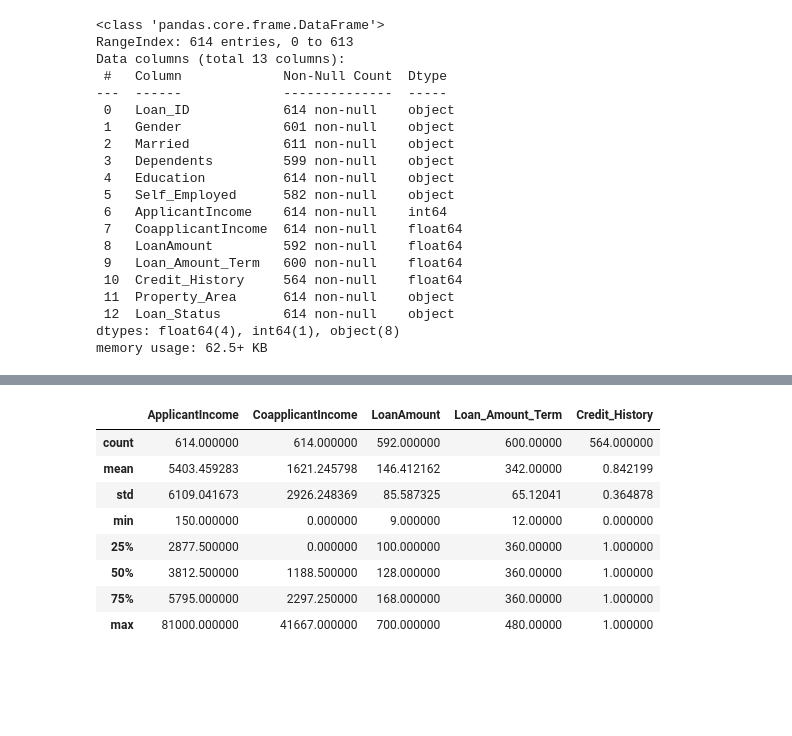
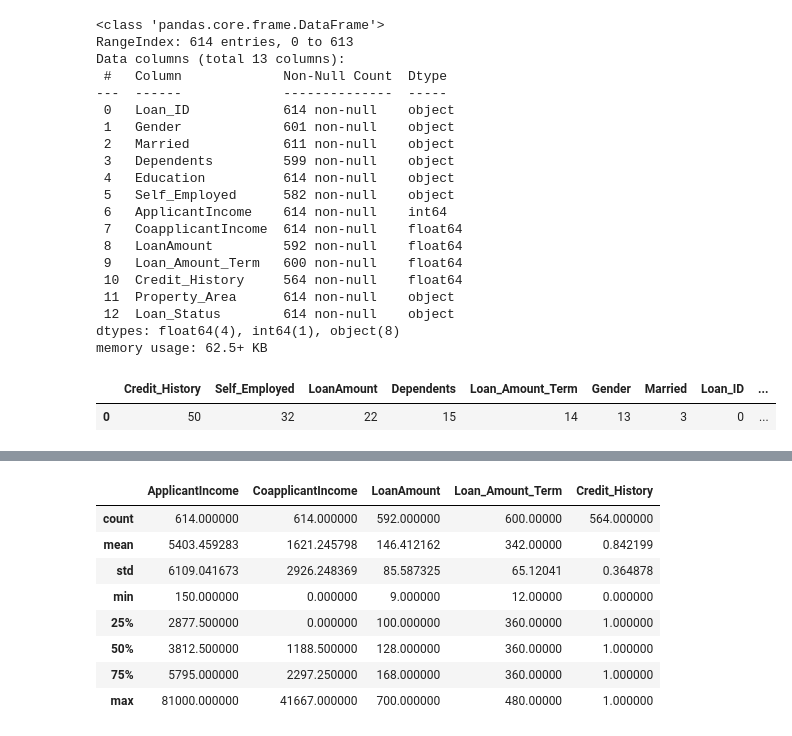
Before and after one commit to KAHINA-ABBAD/-Bank-credit, a Jupyter notebook: Loan_model.ipynb, the cells around one changed output, grey strips where cells are left out. Cells and saved outputs as stored; diff of their text form; code cells hidden in the pictures; blank space fills up the shorter version.

```diff
--- a/Loan_model.ipynb
+++ b/Loan_model.ipynb
@@ -66,7 +72,11 @@ dtypes: float64(4), int64(1), object(8)
 memory usage: 62.5+ KB
 # %%
 # Le nombres de valeurs manquantes de chaque lignes
-val_nul_df = pd.DataFrame(df.isnull().sum().sort_values(ascending=False))
+val_nul_df = pd.DataFrame(df.isnull().sum().sort_values(ascending=False)).transpose()
 
 # Pour afficher toutes les lignes
-pd.set_option('display.max_rows', val_nul_df.shape[0]+1)
+# pd.set_option('display.max_rows', val_nul_df.shape[0]+1)
+val_nul_df
+# %% [output]
+|  | Credit_History | Self_Employed | LoanAmount | Dependents | Loan_Amount_Term | Gender | Married | Loan_ID | ... |
+| 0 | 50 | 32 | 22 | 15 | 14 | 13 | 3 | 0 | ... |
```
Also changed, not shown: parts of 21 cells of this notebook.
